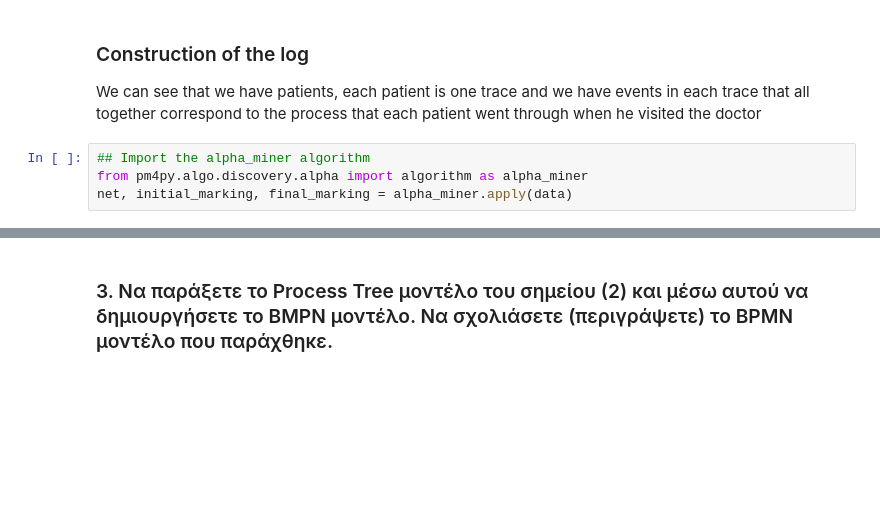
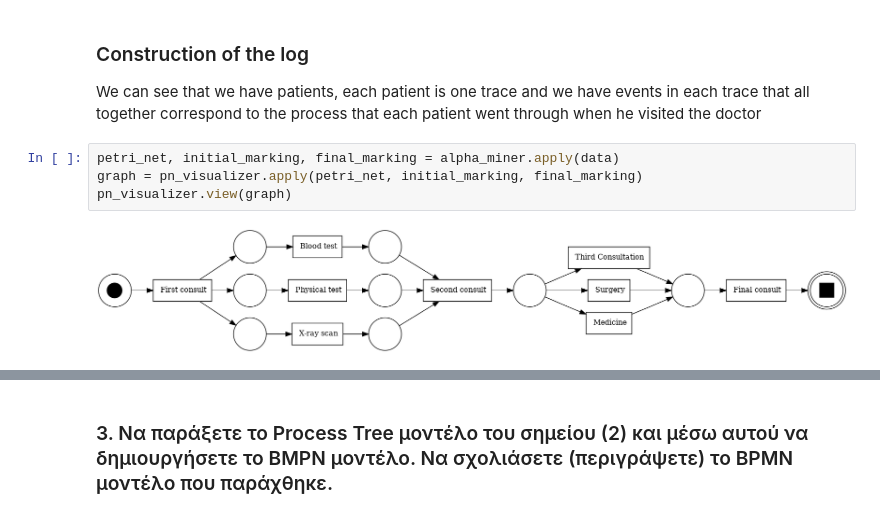
Before and after one commit to christoschr97/CEI521-ProcessMining, a Jupyter notebook: src/Project_source_code.ipynb, the cells around one changed output, grey strips where cells are left out. Cells and saved outputs as stored; diff of their text form; blank space fills up the shorter version.

```diff
--- a/src/Project_source_code.ipynb
+++ b/src/Project_source_code.ipynb
@@ -73,7 +84,9 @@ df.groupby('case:concept:name').count() #ara diaxwrizontai ta traces me ena anag
 # %% [markdown]
 ### Construction of the log
 We can see that we have patients, each patient is one trace and we have events in each trace that all together correspond to the process that each patient went through when he visited the doctor
-# %%
-## Import the alpha_miner algorithm
-from pm4py.algo.discovery.alpha import algorithm as alpha_miner
-net, initial_marking, final_marking = alpha_miner.apply(data)
+# %%
+petri_net, initial_marking, final_marking = alpha_miner.apply(data)
+graph = pn_visualizer.apply(petri_net, initial_marking, final_marking)
+pn_visualizer.view(graph)
+# %% [output]
+[figure, added]
```
Also changed, not shown: parts of 6 cells of this notebook, 4 other files.
